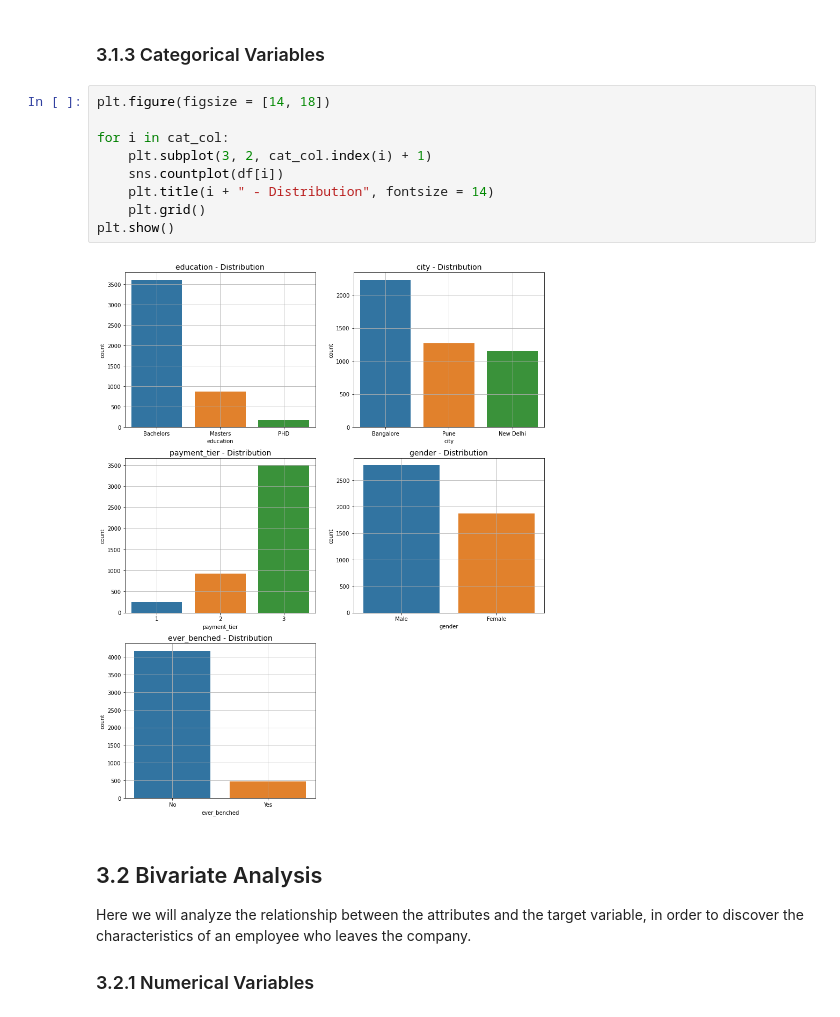
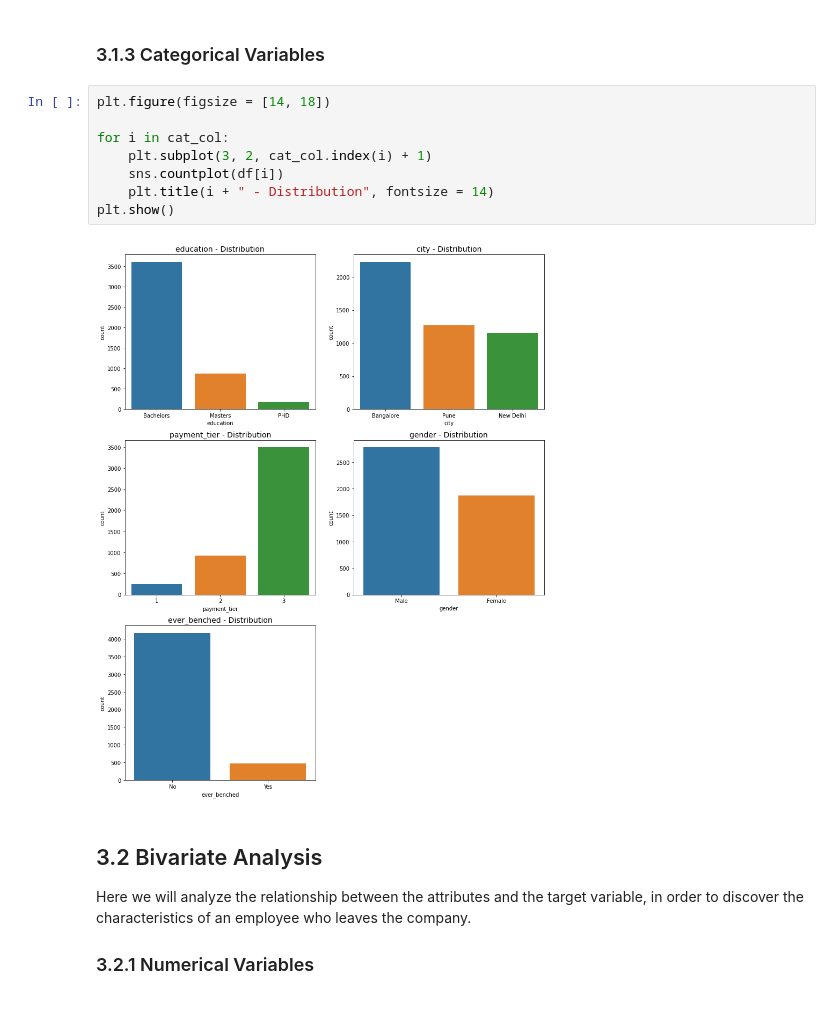
Before and after one commit to leorviana/employee_turnover, a Jupyter notebook: employee_future.ipynb, the cells around one changed output. Drawn from its saved outputs; the diff is of its cells as text.

```diff
--- a/employee_future.ipynb
+++ b/employee_future.ipynb
@@ -232,14 +186,13 @@ plt.show()
 # %%
 plt.figure(figsize = [14, 18])
 
 for i in cat_col:
     plt.subplot(3, 2, cat_col.index(i) + 1)
     sns.countplot(df[i])
     plt.title(i + " - Distribution", fontsize = 14)
-    plt.grid()
 plt.show()
 # %% [output]
-[figure, old version]
+[figure, new version]
 # %% [markdown]
 ## 3.2 Bivariate Analysis
 
```
Also changed, not shown: parts of 69 cells of this notebook, 10 other files.
